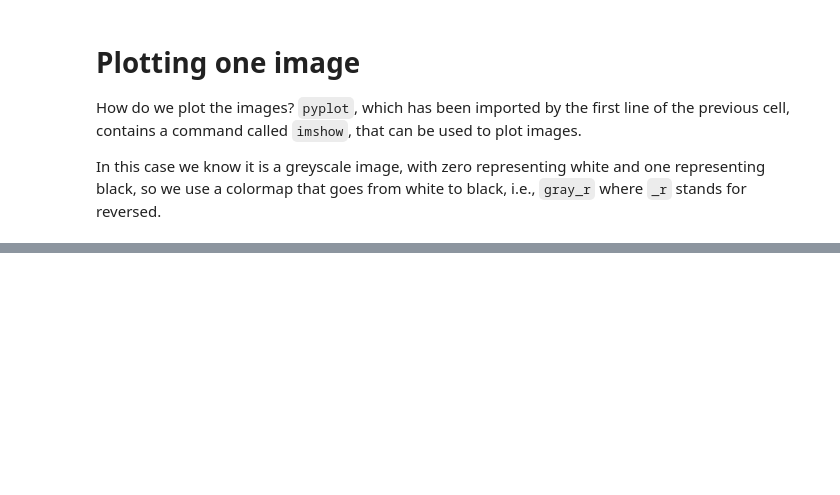
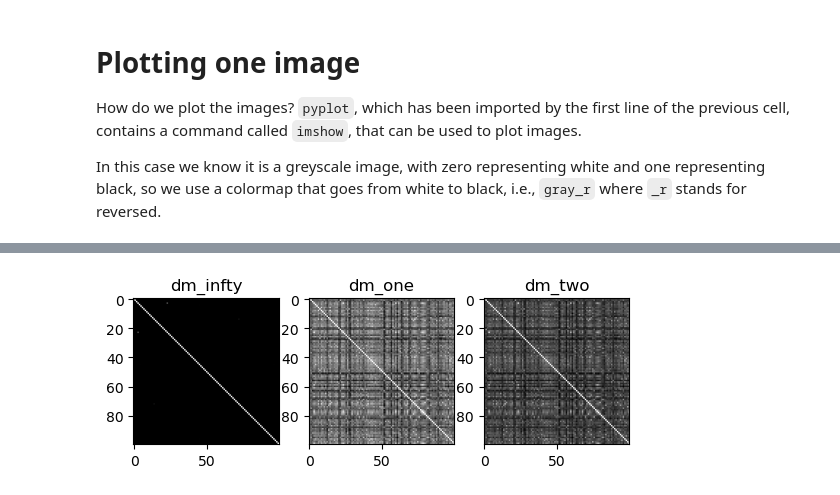
Before and after one commit to luca-heltai/numerical-analysis-2022-2023, a Jupyter notebook: final_project_2022-2023.ipynb, the cells around one changed output, grey strips where cells are left out. Drawn from its saved outputs; the diff is of its cells as text; code cells hidden in the pictures; blank space fills up the shorter version.

```diff
--- a/final_project_2022-2023.ipynb
+++ b/final_project_2022-2023.ipynb
@@ -234,0 +150,14 @@ For N in `[3200, 6400]` and for each distance defined above
+# %%
+import math
+import numpy as np
+import matplotlib.pyplot as plt
+import time
+
+def d_infty(a, b):
+    return np.max(np.abs(a - b))
+
+def d_one(a, b):
+    return np.sum(np.abs(a - b))
+
+def d_two(a, b):
+    return np.sqrt(np.sum((a - b)**2))
@@ -234,0 +174,12 @@ For N in `[3200, 6400]` and for each distance defined above
+# %%
+#diagonal always zero
+#always symmetrical
+
+def compute_dm(n, dist, train_dataset):
+    D = np.zeros((n, n))
+    for i in range(0,len(D)):
+        for j in range(i+1, len(D[i])):
+            new_d = dist(train_dataset[i], train_dataset[j])
+            D[i,j] = new_d
+            D[j,i] = new_d
+    return D
@@ -234,0 +196,20 @@ For N in `[3200, 6400]` and for each distance defined above
+# %%
+dm_infty = compute_dm(100, d_infty, x_train)
+dm_one = compute_dm(100, d_one, x_train)
+dm_two = compute_dm(100, d_two, x_train)
+
+plt.subplot(1, 3, 1)
+plt.imshow(dm_infty, cmap='gray_r')
+plt.title('dm_infty')
+
+plt.subplot(1, 3, 2)
+plt.imshow(dm_one, cmap='gray_r')
+plt.title('dm_one')
+
+plt.subplot(1, 3, 3)
+plt.imshow(dm_two, cmap='gray_r')
+plt.title('dm_two')
+
+plt.show()
+# %% [output]
+[figure, added]
```
Also changed, not shown: parts of 19 cells of this notebook.
